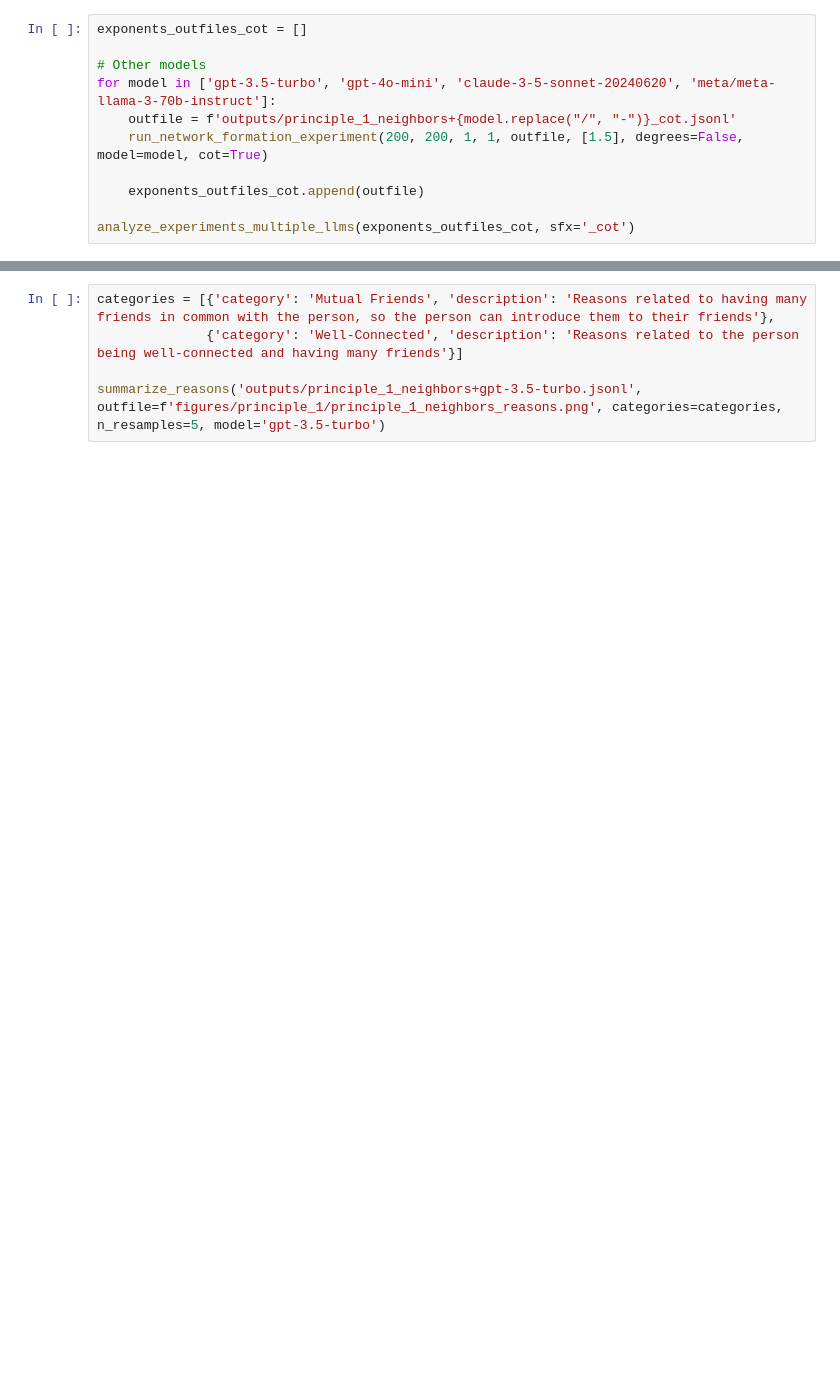
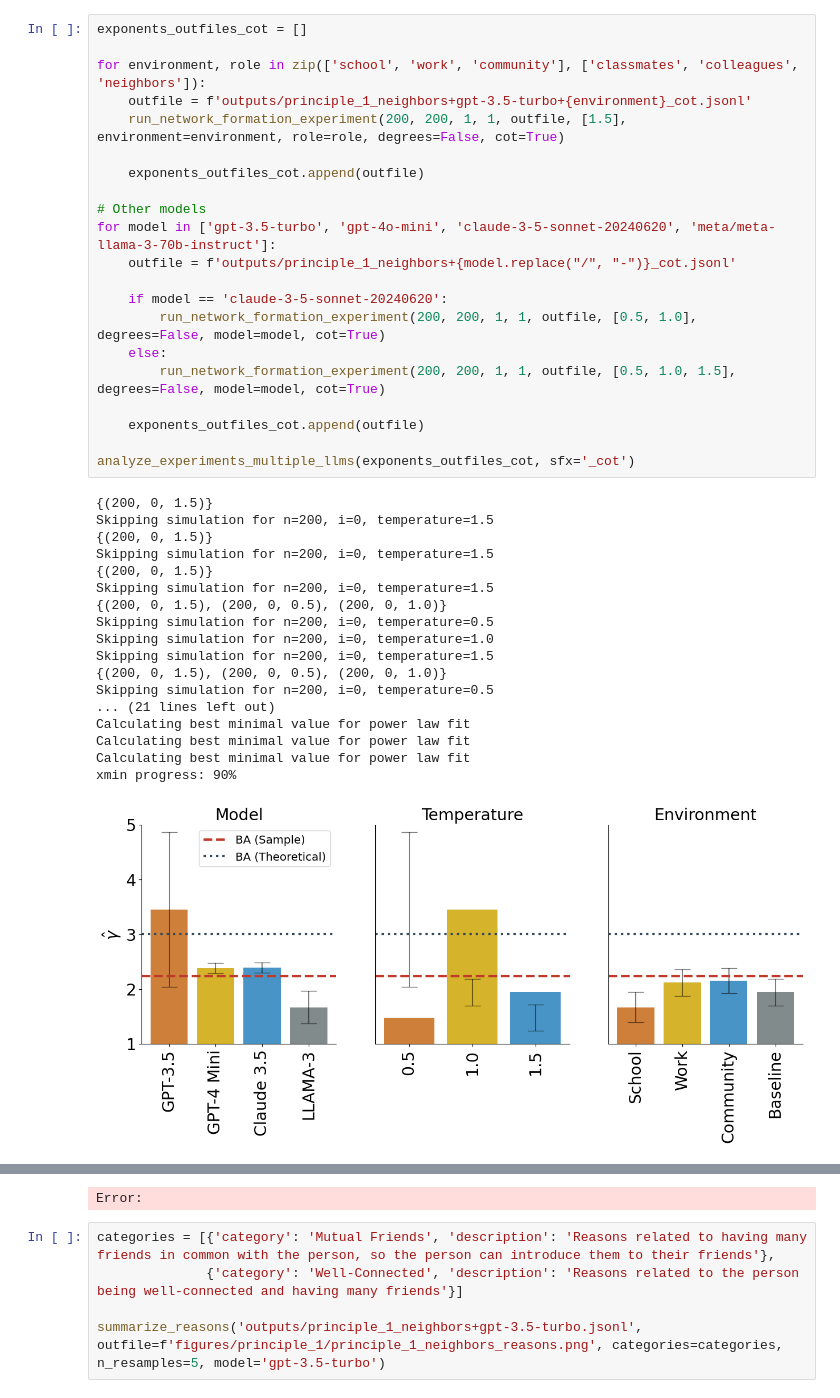
Before and after one commit to papachristoumarios/llm-network-formation, a Jupyter notebook: principle_1.ipynb, the cells around one changed output, grey strips where cells are left out. Drawn from its saved outputs; the diff is of its cells as text; blank space fills up the shorter version.

```diff
--- a/principle_1.ipynb
+++ b/principle_1.ipynb
@@ -699,11 +725,40 @@ Error:
 # %%
 exponents_outfiles_cot = []
+
+for environment, role in zip(['school', 'work', 'community'], ['classmates', 'colleagues', 'neighbors']):
+    outfile = f'outputs/principle_1_neighbors+gpt-3.5-turbo+{environment}_cot.jsonl'
+    run_network_formation_experiment(200, 200, 1, 1, outfile, [1.5], environment=environment, role=role, degrees=False, cot=True)
+
+    exponents_outfiles_cot.append(outfile)
 
 # Other models
 for model in ['gpt-3.5-turbo', 'gpt-4o-mini', 'claude-3-5-sonnet-20240620', 'meta/meta-llama-3-70b-instruct']:
     outfile = f'outputs/principle_1_neighbors+{model.replace("/", "-")}_cot.jsonl'
-    run_network_formation_experiment(200, 200, 1, 1, outfile, [1.5], degrees=False, model=model, cot=True)
+
+    if model == 'claude-3-5-sonnet-20240620':
+        run_network_formation_experiment(200, 200, 1, 1, outfile, [0.5, 1.0], degrees=False, model=model, cot=True)
+    else:
+        run_network_formation_experiment(200, 200, 1, 1, outfile, [0.5, 1.0, 1.5], degrees=False, model=model, cot=True)
 
     exponents_outfiles_cot.append(outfile)
 
 analyze_experiments_multiple_llms(exponents_outfiles_cot, sfx='_cot')
+# %% [output]
+{(200, 0, 1.5)}
+Skipping simulation for n=200, i=0, temperature=1.5
+{(200, 0, 1.5)}
+Skipping simulation for n=200, i=0, temperature=1.5
+{(200, 0, 1.5)}
+Skipping simulation for n=200, i=0, temperature=1.5
+{(200, 0, 1.5), (200, 0, 0.5), (200, 0, 1.0)}
+Skipping simulation for n=200, i=0, temperature=0.5
+Skipping simulation for n=200, i=0, temperature=1.0
+Skipping simulation for n=200, i=0, temperature=1.5
+{(200, 0, 1.5), (200, 0, 0.5), (200, 0, 1.0)}
+Skipping simulation for n=200, i=0, temperature=0.5
+... (21 lines left out)
+Calculating best minimal value for power law fit
+Calculating best minimal value for power law fit
+Calculating best minimal value for power law fit
+xmin progress: 90%
+[figure, added]
@@ -710,3 +766,4 @@ analyze_experiments_multiple_llms(exponents_outfiles_cot, sfx='_cot')
+Error:
 # %%
 categories = [{'category': 'Mutual Friends', 'description': 'Reasons related to having many friends in common with the person, so the person can introduce them to their friends'},
               {'category': 'Well-Connected', 'description': 'Reasons related to the person being well-connected and having many friends'}]
```
Also changed, not shown: parts of 3 cells of this notebook, 7 other files.
